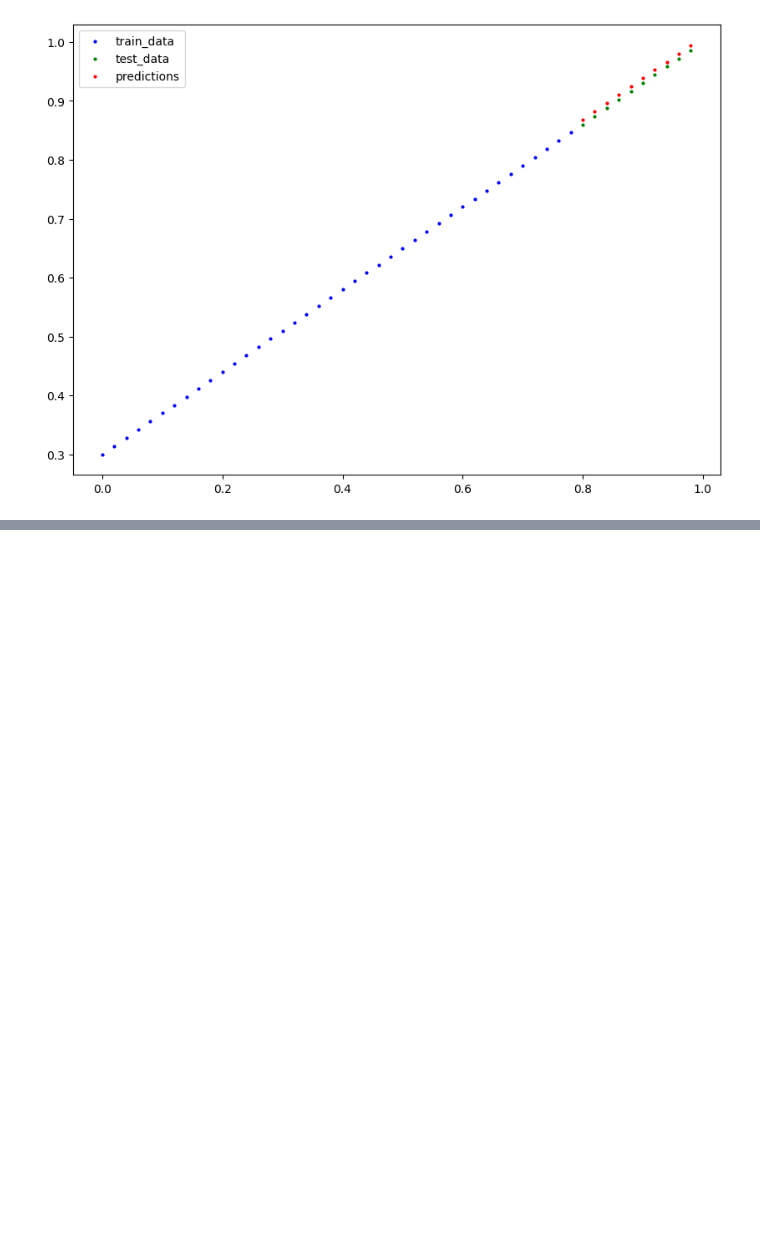
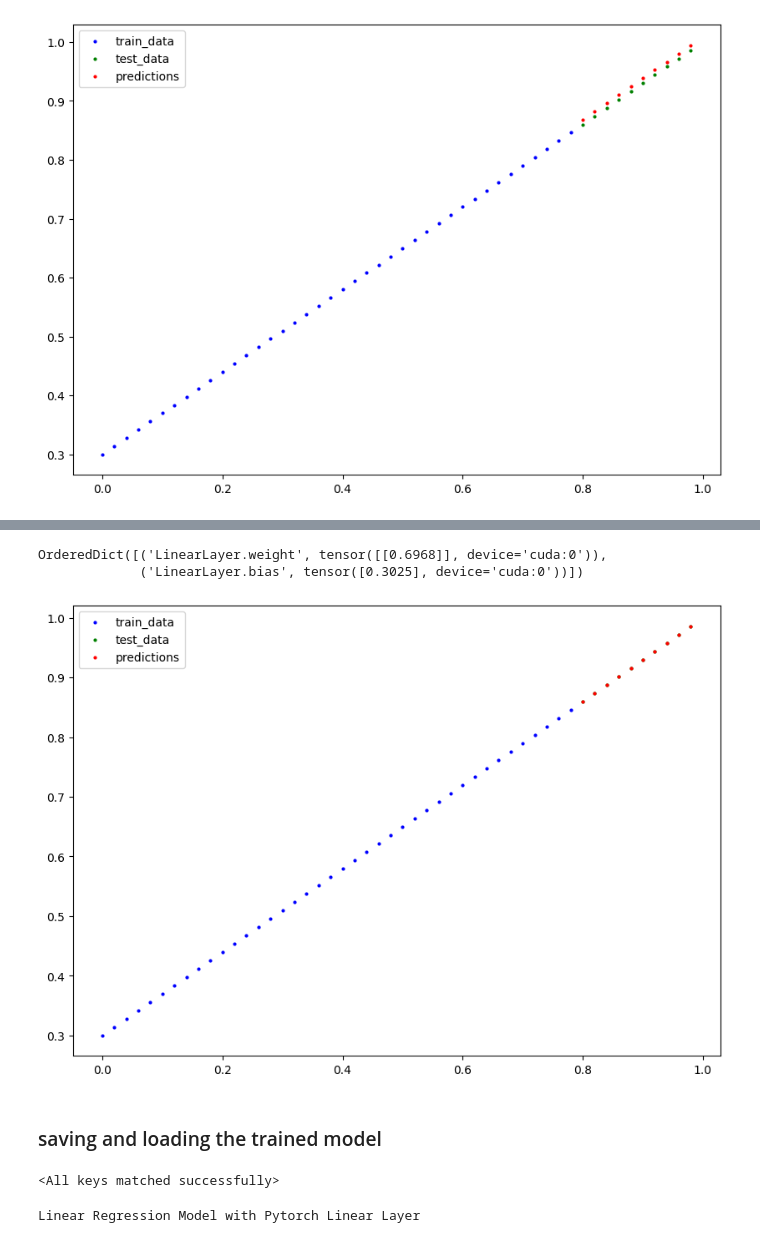
Before and after one commit to gsurend4/BackPropogration, a Jupyter notebook: 01_Pytorch_workflow.ipynb, the cells around one changed output, grey strips where cells are left out. Drawn from its saved outputs; the diff is of its cells as text; code cells hidden in the pictures; blank space fills up the shorter version.

Commit message:
Completed the pytorch workflow section. Great

```diff
--- a/01_Pytorch_workflow.ipynb
+++ b/01_Pytorch_workflow.ipynb
@@ -391,0 +433,5 @@ data_plot(predictions=loaded_y_preds)
+# %%
+train_split = int(0.8 * len(X))
+
+X_train, y_train = X[:train_split], y[:train_split]
+X_test, y_test = X[train_split:], y[train_split:]
@@ -391,0 +444,20 @@ data_plot(predictions=loaded_y_preds)
+# %%
+class LinearRegressionModelV2(nn.Module):
+    def __init__(self):
+        super().__init__()
+        self.LinearLayer = nn.Linear(in_features=1,
+                                     out_features=1)
+
+    # Initiate the Forward Method
+    def forward(self, x : torch.tensor) -> torch.tensor :
+        return self.LinearLayer(x) # calling the forward pass for the Linear Layer # indirecly __call__ will call forward function
+
+    def __repr__(self) -> str:
+        return "Linear Regression Model with Pytorch Linear Layer"
+
+
+# Set the Manual Seed
+torch.manual_seed(42)
+
+# Instansiate the Model
+model_1 = LinearRegressionModelV2()
@@ -391,0 +482,7 @@ data_plot(predictions=loaded_y_preds)
+# %%
+# Moving the training and testing data to GPU
+
+X_train = X_train.to(device)
+y_train = y_train.to(device)
+X_test = X_test.to(device)
+y_test = y_test.to(device)
@@ -391,0 +498,7 @@ data_plot(predictions=loaded_y_preds)
+# %%
+# Setup the loss function
+loss_fn = nn.L1Loss()
+
+# Setup the Optimizer
+optimizer = torch.optim.SGD(params=model_1.parameters(),
+                            lr = 0.01)
@@ -391,0 +578,11 @@ data_plot(predictions=loaded_y_preds)
+# %%
+model_1.state_dict()
+# %% [output]
+OrderedDict([('LinearLayer.weight', tensor([[0.6968]], device='cuda:0')),
+             ('LinearLayer.bias', tensor([0.3025], device='cuda:0'))])
+# %%
+data_plot(predictions=model_1_y_test_pred.cpu())
+# %% [output]
+[figure, added]
+# %% [markdown]
+### saving and loading the trained model
@@ -391,0 +605,15 @@ data_plot(predictions=loaded_y_preds)
+# %%
+# Load the Model
+
+# Instantiate a Dummy model
+
+loaded_model_1 = LinearRegressionModelV2()
+
+loaded_model_1.load_state_dict(torch.load(f=MODEL_SAVE_PATH))
+# %% [output]
+<All keys matched successfully>
+# %%
+# Moving the new model from CPU to GPU(Cuda) device
+loaded_model_1.to(device)
+# %% [output]
+Linear Regression Model with Pytorch Linear Layer
```
Also changed, not shown: parts of 19 cells of this notebook.
